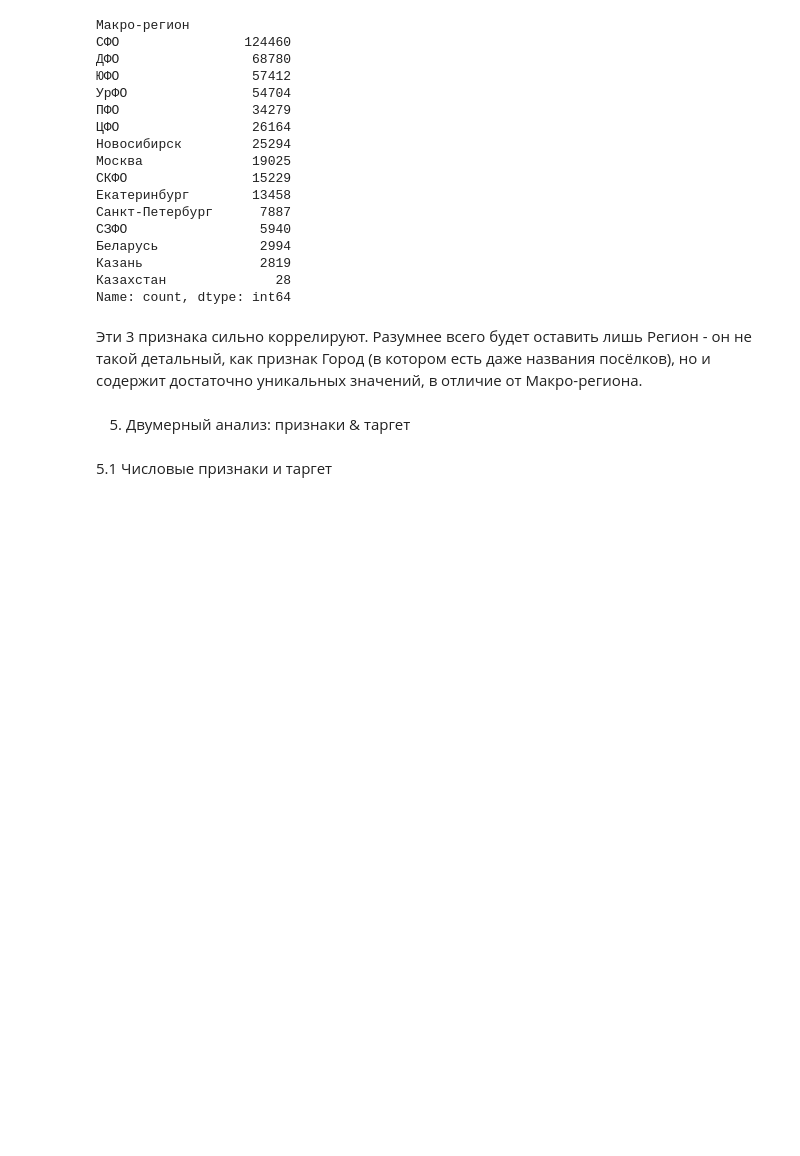
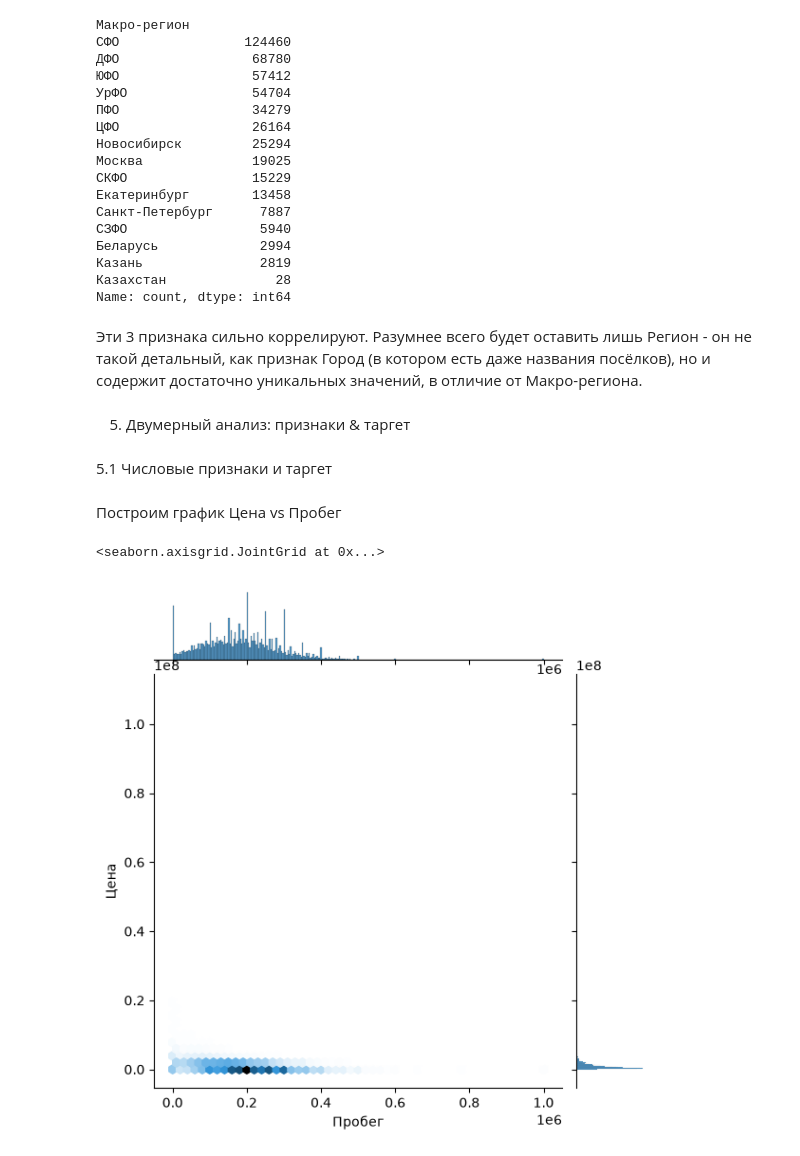
Before and after one commit to deviloon/car-price-analyzer, a Jupyter notebook: notebooks/02_eda_and_features.ipynb, the cells around one changed output. Saved outputs shown, nothing was run; the diff lists cells and outputs as text; code cells hidden in the pictures; blank space fills up the shorter version.

```diff
--- a/notebooks/02_eda_and_features.ipynb
+++ b/notebooks/02_eda_and_features.ipynb
@@ -182,3 +182,10 @@ Name: count, dtype: int64
 5. Двумерный анализ: признаки & таргет
 # %% [markdown]
 5.1 Числовые признаки и таргет
+# %% [markdown]
+Построим график Цена vs Пробег
+# %%
+sns.jointplot(kind='hex', data=df, x=df['Пробег'], y=df['Цена'])
+# %% [output]
+<seaborn.axisgrid.JointGrid at 0x...>
+[figure, added]
```
Also changed, not shown: parts of 9 cells of this notebook.
